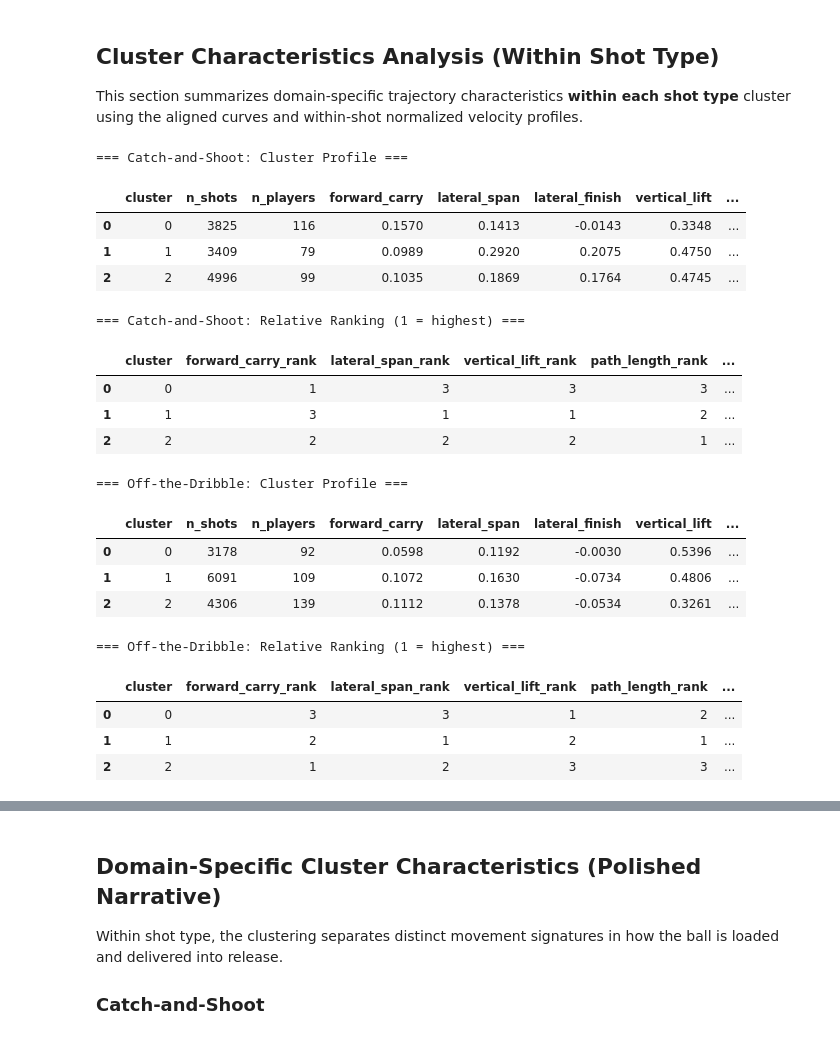
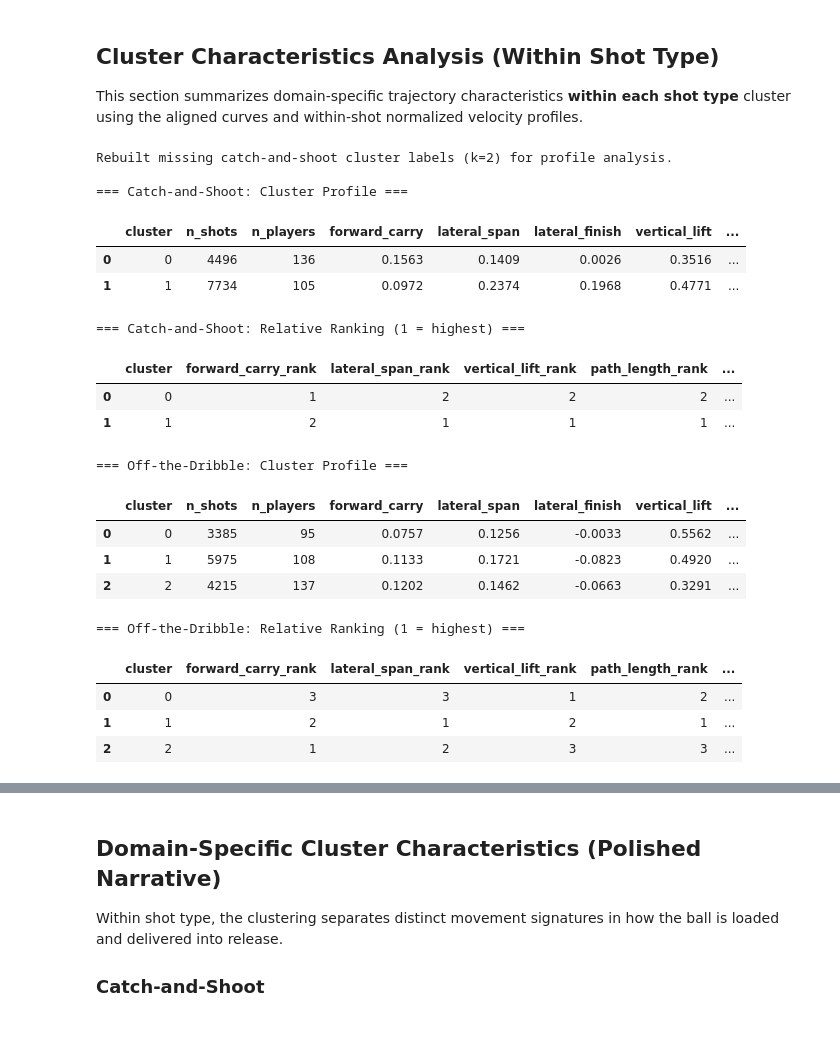
Before and after one commit to shahilpatel/P3_capstone_2026, a Jupyter notebook: ballflight_to_outcome/ball_path_characteristics_abhi.ipynb, the cells around one changed output, grey strips where cells are left out. Cells and saved outputs as stored; diff of their text form; code cells hidden in the pictures.

```diff
--- a/ballflight_to_outcome/ball_path_characteristics_abhi.ipynb
+++ b/ballflight_to_outcome/ball_path_characteristics_abhi.ipynb
@@ -1199,6 +1336,17 @@ catch_ids = shot_meta.loc[is_cns, 'shot_id'].tolist()
 
 catch_df = traj_df[traj_df['shot_id'].isin(catch_ids)].copy()
 print(f'Catch-and-shoot shots available: {len(catch_ids):,}')
+
+# Additional safeguard: normalize x/y/z within player right before path clustering.
+for axis in ['x', 'y', 'z']:
+    mu = catch_df.groupby('player')[axis].transform('mean')
+    sd = catch_df.groupby('player')[axis].transform('std')
+    global_sd = float(catch_df[axis].std()) if not catch_df.empty else 1.0
+    if not np.isfinite(global_sd) or global_sd <= 1e-8:
+        global_sd = 1.0
+    sd = sd.fillna(global_sd)
+    sd = sd.mask(sd.abs() < 1e-8, global_sd)
+    catch_df[axis] = (catch_df[axis] - mu) / sd
 
 curve_rows = []
 for shot_id, g in catch_df.groupby('shot_id', sort=False):
@@ -1311,6 +1459,34 @@ Geomstats + sklearn clustering imports loaded, including optimal-k helper.
 This section summarizes domain-specific trajectory characteristics **within each shot type** cluster using the aligned curves and within-shot normalized velocity profiles.
 # %%
 from IPython.display import display
+
+
+def ensure_cluster_labels(curves_df_local, aligned_curves_local, vel_norm_local, family_label):
+    if 'cluster' in curves_df_local.columns:
+        return curves_df_local
+
+    from sklearn.cluster import KMeans
+    from sklearn.preprocessing import StandardScaler
+
+    if 'pick_optimal_kmeans_k' in globals():
+        n_clusters, _ = pick_optimal_kmeans_k(
+            StandardScaler().fit_transform(
+                np.hstack([aligned_curves_local.reshape(len(aligned_curves_local), -1), 0.35 * vel_norm_local])
+            ),
+            k_candidates=[2, 3, 4, 5, 6],
+            random_state=42,
+        )
+    else:
+        n_clusters = 2
+
+    feat = np.hstack([aligned_curves_local.reshape(len(aligned_curves_local), -1), 0.35 * vel_norm_local])
+    feat = StandardScaler().fit_transform(feat)
+
+    labels = KMeans(n_clusters=n_clusters, random_state=42, n_init='auto').fit_predict(feat)
+    out = curves_df_local.copy()
+    out['cluster'] = labels.astype(int)
+    print(f'Rebuilt missing {family_label} cluster labels (k={n_clusters}) for profile analysis.')
+    return out
 
 
 def build_cluster_profile(curves_df_local, aligned_curves_local, vel_norm_local, label):
@@ -1367,46 +1543,48 @@ def build_cluster_profile(curves_df_local, aligned_curves_local, vel_norm_local,
 
     print(f'\n=== {label}: Cluster Profile ===')
     display(profile.round(4))
 
     # Rank clusters for quick interpretation.
     rank_cols = ['forward_carry', 'lateral_span', 'vertical_lift', 'path_length', 'velocity_ramp']
     rank_table = profile[['cluster'] + rank_cols].copy()
     for col in rank_cols:
         rank_table[col + '_rank'] = rank_table[col].rank(ascending=False, method='dense').astype(int)
 
     print(f'=== {label}: Relative Ranking (1 = highest) ===')
     display(rank_table[['cluster'] + [c + '_rank' for c in rank_cols]])
 
     return per_shot, profile
 
 
 # Catch-and-shoot profiles
 if {'curves_df', 'aligned_curves', 'vel_norm'} <= set(globals().keys()):
+    curves_df = ensure_cluster_labels(curves_df, aligned_curves, vel_norm, 'catch-and-shoot')
     cns_per_shot, cns_profile = build_cluster_profile(curves_df, aligned_curves, vel_norm, 'Catch-and-Shoot')
 else:
     print('Catch-and-shoot clustering variables not found. Re-run the catch-and-shoot clustering cells first.')
 
 # Off-the-dribble profiles
 if {'curves_df_od', 'aligned_curves_od', 'vel_norm_od'} <= set(globals().keys()):
+    curves_df_od = ensure_cluster_labels(curves_df_od, aligned_curves_od, vel_norm_od, 'off-the-dribble')
     od_per_shot, od_profile = build_cluster_profile(curves_df_od, aligned_curves_od, vel_norm_od, 'Off-the-Dribble')
 else:
     print('Off-the-dribble clustering variables not found. Re-run the off-the-dribble clustering cell first.')
 # %% [output]
+Rebuilt missing catch-and-shoot cluster labels (k=2) for profile analysis.
+
 === Catch-and-Shoot: Cluster Profile ===
 |  | cluster | n_shots | n_players | forward_carry | lateral_span | lateral_finish | vertical_lift | ... |
-| 0 | 0 | 3825 | 116 | 0.1570 | 0.1413 | -0.0143 | 0.3348 | ... |
-| 1 | 1 | 3409 | 79 | 0.0989 | 0.2920 | 0.2075 | 0.4750 | ... |
-| 2 | 2 | 4996 | 99 | 0.1035 | 0.1869 | 0.1764 | 0.4745 | ... |
+| 0 | 0 | 4496 | 136 | 0.1563 | 0.1409 | 0.0026 | 0.3516 | ... |
+| 1 | 1 | 7734 | 105 | 0.0972 | 0.2374 | 0.1968 | 0.4771 | ... |
 === Catch-and-Shoot: Relative Ranking (1 = highest) ===
 |  | cluster | forward_carry_rank | lateral_span_rank | vertical_lift_rank | path_length_rank | ... |
-| 0 | 0 | 1 | 3 | 3 | 3 | ... |
-| 1 | 1 | 3 | 1 | 1 | 2 | ... |
-| 2 | 2 | 2 | 2 | 2 | 1 | ... |
+| 0 | 0 | 1 | 2 | 2 | 2 | ... |
+| 1 | 1 | 2 | 1 | 1 | 1 | ... |
 === Off-the-Dribble: Cluster Profile ===
 |  | cluster | n_shots | n_players | forward_carry | lateral_span | lateral_finish | vertical_lift | ... |
-| 0 | 0 | 3178 | 92 | 0.0598 | 0.1192 | -0.0030 | 0.5396 | ... |
-| 1 | 1 | 6091 | 109 | 0.1072 | 0.1630 | -0.0734 | 0.4806 | ... |
-| 2 | 2 | 4306 | 139 | 0.1112 | 0.1378 | -0.0534 | 0.3261 | ... |
+| 0 | 0 | 3385 | 95 | 0.0757 | 0.1256 | -0.0033 | 0.5562 | ... |
+| 1 | 1 | 5975 | 108 | 0.1133 | 0.1721 | -0.0823 | 0.4920 | ... |
+| 2 | 2 | 4215 | 137 | 0.1202 | 0.1462 | -0.0663 | 0.3291 | ... |
 === Off-the-Dribble: Relative Ranking (1 = highest) ===
 |  | cluster | forward_carry_rank | lateral_span_rank | vertical_lift_rank | path_length_rank | ... |
 | 0 | 0 | 3 | 3 | 1 | 2 | ... |
```
Also changed, not shown: parts of 9 cells of this notebook, 1 other file.
